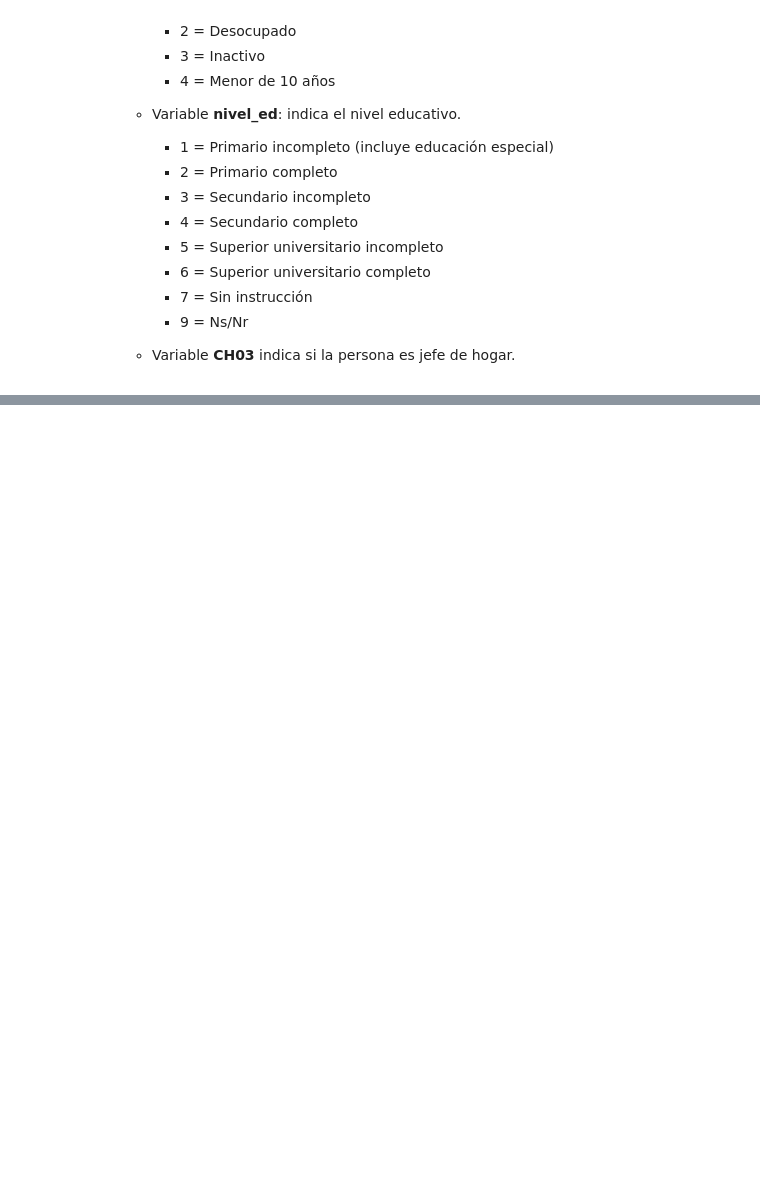
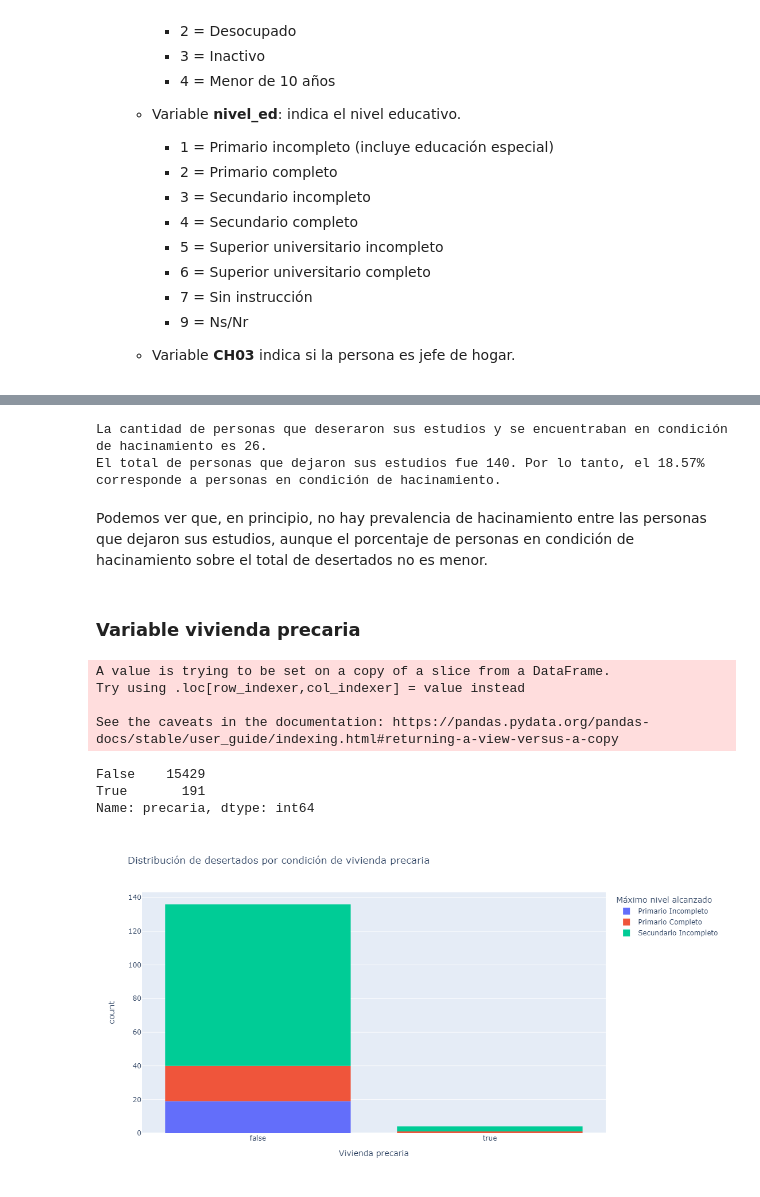
Before and after one commit to lauticouget/desercion_escolar_argentina, a Jupyter notebook: notebooks/eda_datos_panel.ipynb, the cells around one changed output, grey strips where cells are left out. Saved outputs shown, nothing was run; the diff lists cells and outputs as text; code cells hidden in the pictures; blank space fills up the shorter version.

```diff
--- a/notebooks/eda_datos_panel.ipynb
+++ b/notebooks/eda_datos_panel.ipynb
@@ -311,0 +361,52 @@ En base a consideraciones del INDEC, se define que si un hogar cumple con alguna
+# %%
+hacinados = desertados_h[desertados22_2["IX_por_cuarto"] >= 3].shape[0]
+desertados = desertados_h.shape[0]
+print(f'La cantidad de personas que deseraron sus estudios y se encuentraban en condición de hacinamiento es {hacinados}.')
+print(f'El total de personas que dejaron sus estudios fue {desertados}. Por lo tanto, el {hacinados/desertados:1.2%} corresponde a personas en condición de hacinamiento.')
+# %% [output]
+La cantidad de personas que deseraron sus estudios y se encuentraban en condición de hacinamiento es 26.
+El total de personas que dejaron sus estudios fue 140. Por lo tanto, el 18.57% corresponde a personas en condición de hacinamiento.
+# %% [markdown]
+Podemos ver que, en principio, no hay prevalencia de hacinamiento entre las personas que dejaron sus estudios, aunque el porcentaje de personas en condición de hacinamiento sobre el total de desertados no es menor.
+# %% [markdown]
+### Variable vivienda precaria
+# %%
+viviendas21_2 = hogares21_2[['CODUSU', 'NRO_HOGAR', 'IV1', 'IV12_3']]
+cond_vivienda_precaria = (viviendas21_2.IV1 >= 3) | (viviendas21_2.IV12_3 == 1)
+viviendas21_2['precaria'] = np.where(cond_vivienda_precaria, True, False)
+# %% [output]
+A value is trying to be set on a copy of a slice from a DataFrame.
+Try using .loc[row_indexer,col_indexer] = value instead
+
+See the caveats in the documentation: https://pandas.pydata.org/pandas-docs/stable/user_guide/indexing.html#returning-a-view-versus-a-copy
+# %%
+viviendas21_2.precaria.value_counts()
+# %% [output]
+False    15429
+True       191
+Name: precaria, dtype: int64
+# %%
+vivienda = pd.merge(estudiantes21_2,
+               viviendas21_2,
+               on=['CODUSU', 'NRO_HOGAR'],
+               how='left')
+vivienda.drop(['IV1', 'IV12_3'], axis=1, inplace=True)
+# %%
+desertados_v = vivienda.query(f'{cond_edad} & {cond_asistencia} & {cond_desercion} & {cond_nivel}')
+# %%
+fig = px.histogram(data_frame=desertados_v, x='precaria', color='NIVEL_ED_22',
+                  labels={'precaria': 'Vivienda precaria',
+                         'NIVEL_ED_22': 'Máximo nivel alcanzado'},
+                   nbins=20,
+                   title='Distribución de desertados por condición de vivienda precaria',
+                   height=600)
+
+newnames = {'1':'Primario Incompleto', '2': 'Primario Completo', '3': 'Secundario Incompleto'}
+fig.for_each_trace(lambda t: t.update(name = newnames[t.name],
+                                      legendgroup = newnames[t.name],
+                                      hovertemplate = t.hovertemplate.replace(t.name, newnames[t.name])
+                                     )
+                  )
+fig.show()
+# %% [output]
+[figure, added]
```
Also changed, not shown: parts of 39 cells of this notebook.
